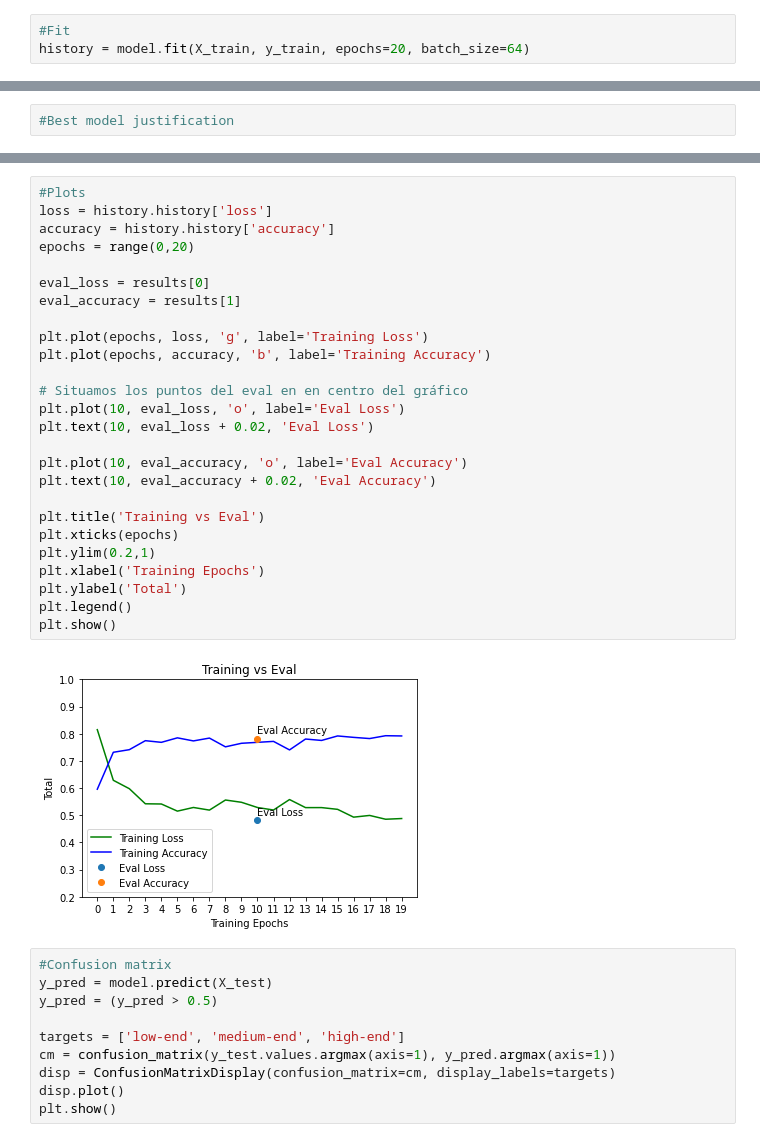
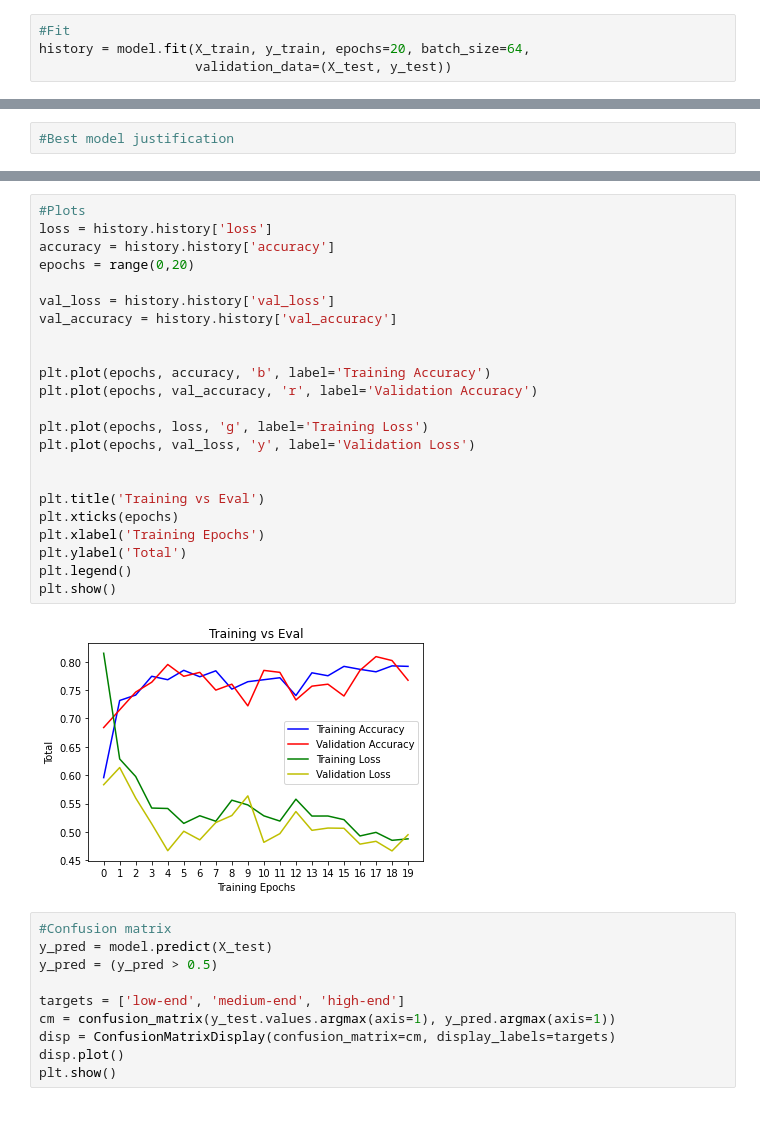
Before and after one commit to mtablado/uoc2022_deeplearning_pec1, a Jupyter notebook: 20212_M2_875_PEC1_Enunciado.ipynb, the cells around one changed output, grey strips where cells are left out. Saved outputs shown, nothing was run; the diff lists cells and outputs as text.

```diff
--- a/20212_M2_875_PEC1_Enunciado.ipynb
+++ b/20212_M2_875_PEC1_Enunciado.ipynb
@@ -348,6 +353,7 @@ _________________________________________________________________
 model.compile(Adam(learning_rate=0.1), "categorical_crossentropy", metrics=["accuracy"])
 # %%
 #Fit
-history = model.fit(X_train, y_train, epochs=20, batch_size=64)
+history = model.fit(X_train, y_train, epochs=20, batch_size=64,
+                    validation_data=(X_test, y_test))
 # %% [output]
 Epoch 1/20
@@ -571,31 +585,28 @@ Epoch 20/20
 # %%
 #Plots
 loss = history.history['loss']
 accuracy = history.history['accuracy']
 epochs = range(0,20)
 
-eval_loss = results[0]
-eval_accuracy = results[1]
+val_loss = history.history['val_loss']
+val_accuracy = history.history['val_accuracy']
+
+
+plt.plot(epochs, accuracy, 'b', label='Training Accuracy')
+plt.plot(epochs, val_accuracy, 'r', label='Validation Accuracy')
 
 plt.plot(epochs, loss, 'g', label='Training Loss')
-plt.plot(epochs, accuracy, 'b', label='Training Accuracy')
+plt.plot(epochs, val_loss, 'y', label='Validation Loss')
 
-# Situamos los puntos del eval en en centro del gráfico
-plt.plot(10, eval_loss, 'o', label='Eval Loss')
-plt.text(10, eval_loss + 0.02, 'Eval Loss')
-
-plt.plot(10, eval_accuracy, 'o', label='Eval Accuracy')
-plt.text(10, eval_accuracy + 0.02, 'Eval Accuracy')
 
 plt.title('Training vs Eval')
 plt.xticks(epochs)
-plt.ylim(0.2,1)
 plt.xlabel('Training Epochs')
 plt.ylabel('Total')
 plt.legend()
 plt.show()
 # %% [output]
-[figure, old version]
+[figure, new version]
 # %%
 #Confusion matrix
 y_pred = model.predict(X_test)
```
Also changed, not shown: parts of 15 cells of this notebook.
